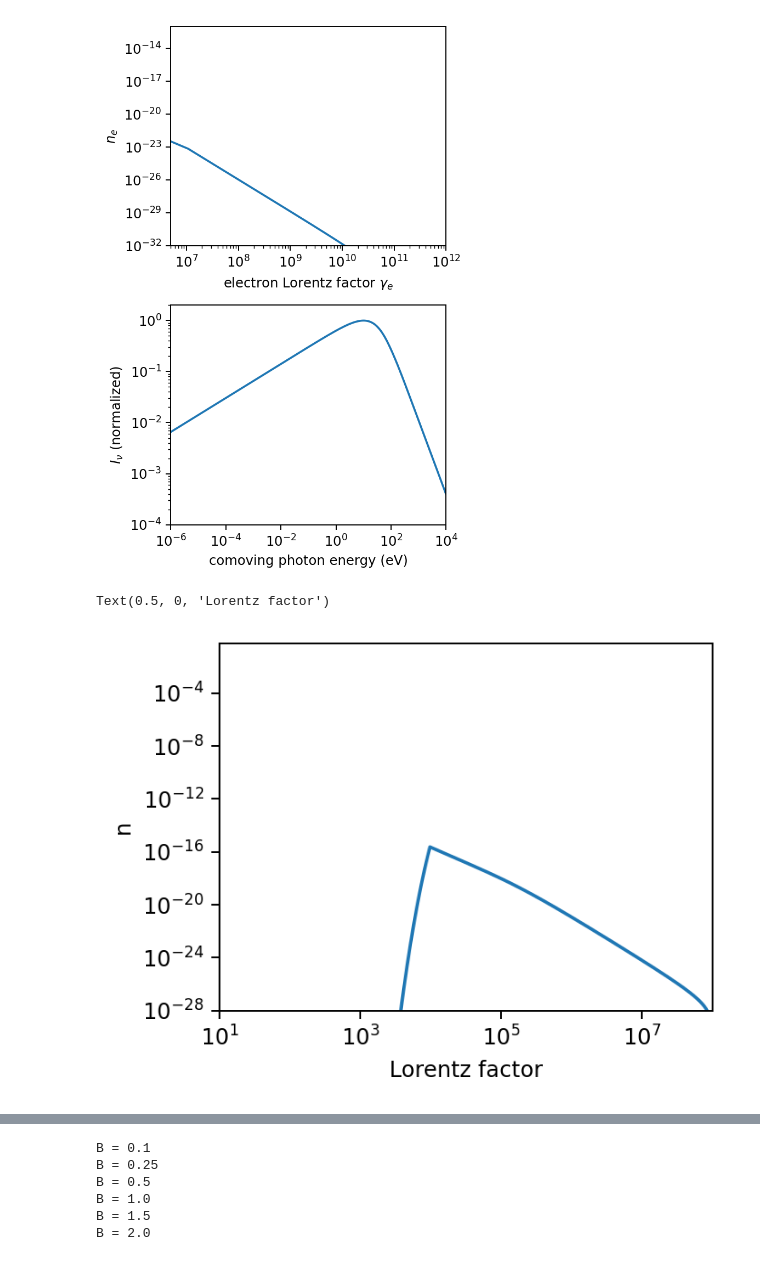
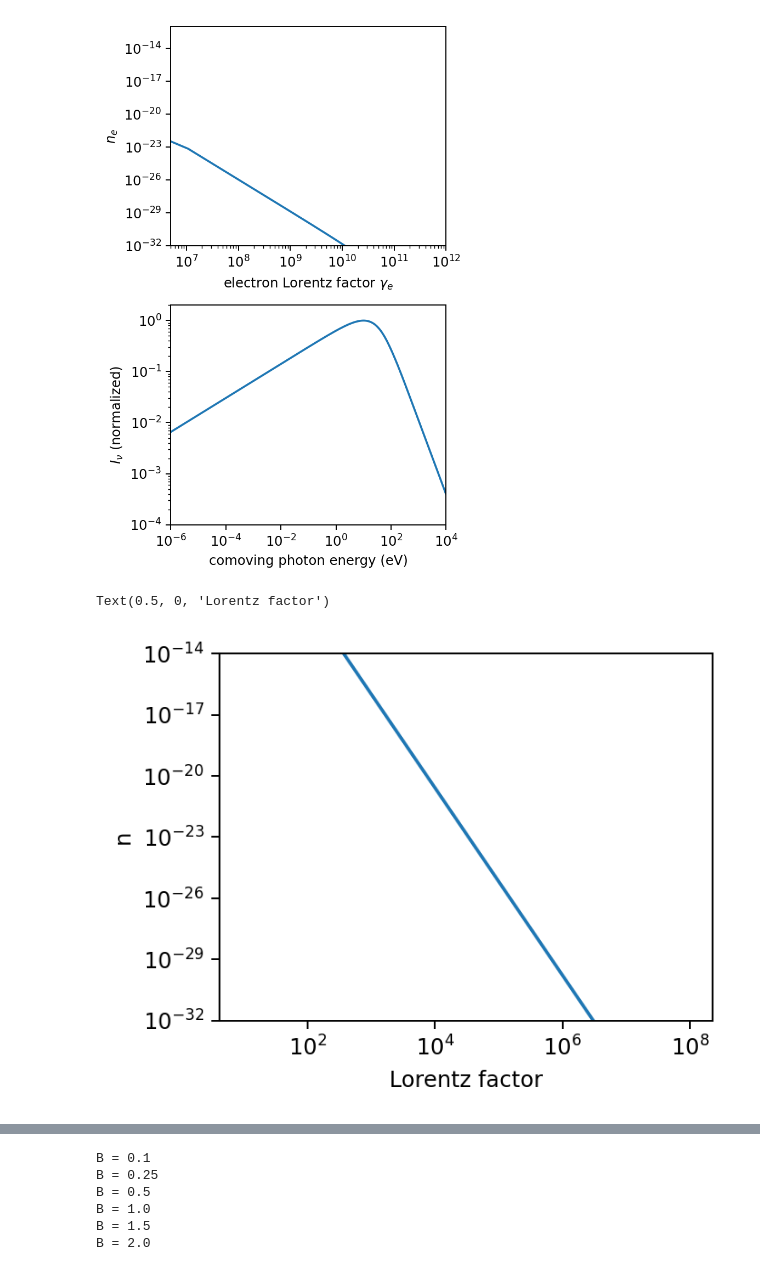
Before and after one commit to me623/Mphys_modelling, a Jupyter notebook: python_notebooks/plotting.ipynb, the cells around one changed output, grey strips where cells are left out. Cells and saved outputs as stored; diff of their text form; code cells hidden in the pictures.

Commit message:
added acceleration to steady state and implicit solver, also fixed flux shape (not magnitude) in steady state solver

```diff
--- a/python_notebooks/plotting.ipynb
+++ b/python_notebooks/plotting.ipynb
@@ -69,19 +69,14 @@ plt.show()
 [figure]
 # %%
 plt.figure(figsize=[4,3])
-sim_data=pd.read_csv(r"C:\Users\morga\Masters Year\Modelling\Mphys_modelling\csv_data\simulation_data.csv",
-header=None)
-sim_data=sim_data.T
-sim_data.columns = sim_data.iloc[0]
-sim_data = sim_data[1:]
-sim_data.reset_index(drop=True, inplace=True)
-plt.plot(sim_data["gamma"], sim_data.iloc[:,-1])
+sim_data=pd.read_csv(r"C:\Users\morga\Masters Year\Modelling\Mphys_modelling\csv_data\implicit_solve\simulation_data.csv")
+plt.plot(sim_data["gamma"], sim_data["electron_n"])
 plt.ylabel("n")
 plt.yscale("log")
 plt.xscale("log")
-plt.ylim(1e-28)
-plt.xlim(1e1, 1e8)
+plt.ylim(1e-32,1e-14)
+#plt.xlim(1e1, 1e8)
 plt.xlabel("Lorentz factor")
 # %% [output]
 Text(0.5, 0, 'Lorentz factor')
-[figure, old version]
+[figure, new version]
```
Also changed, not shown: parts of 1 cell of this notebook, 14 other files.
